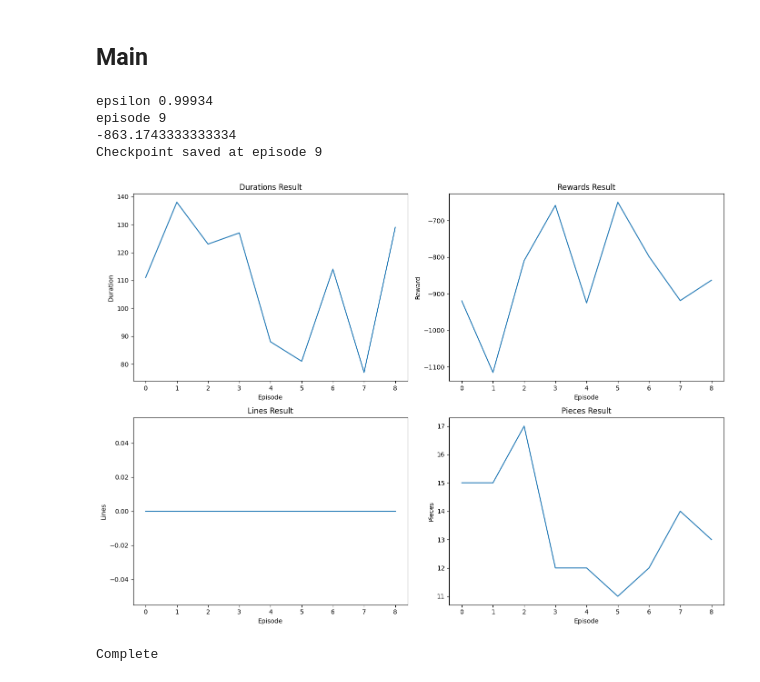
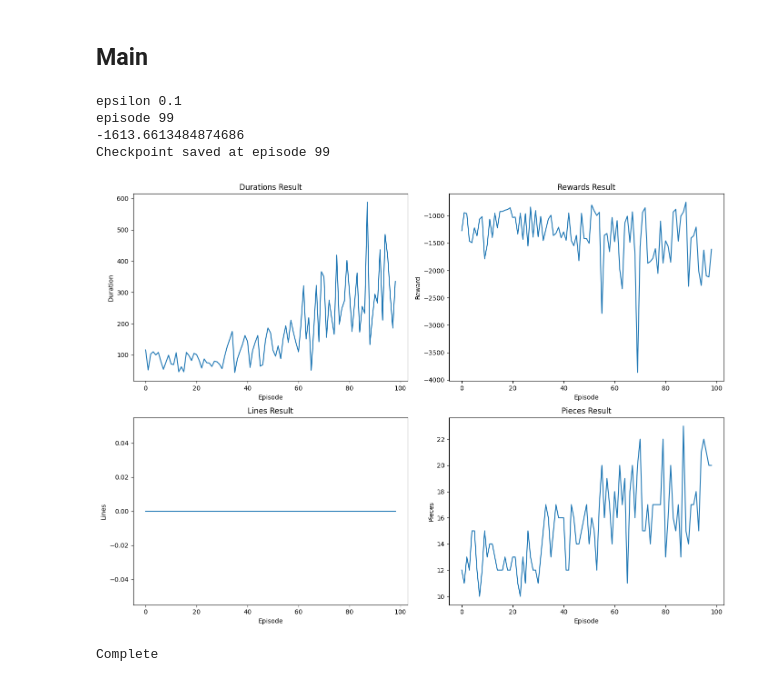
Before and after one commit to edrhian/ai-final-project-tetris-agent, a Jupyter notebook: tetris_rl/03-DQN_CNN_Pytorch.ipynb, the cells around one changed output. Drawn from its saved outputs; the diff is of its cells as text; code cells hidden in the pictures.

```diff
--- a/tetris_rl/03-DQN_CNN_Pytorch.ipynb
+++ b/tetris_rl/03-DQN_CNN_Pytorch.ipynb
@@ -154,21 +154,14 @@ def optimize_model():
 # %% [markdown]
 ## Hyper
 # %%
-# BATCH_SIZE: Numero de transiciones utilizadas para optimizar el modelo
-# GAMMA: Discount Factor (que tan importante son las recompensas futuras
-# en comparacion a las recompensas inmediatas
-# EPS_START/EPS_END: Valor inicial y final de epsilon, respectivamente
-# N_STEPS_END: Numero de steps necesarios para llegar de EPS_START a EPS_END
-# TAU: Es el update rate de la network en cada step
-# LR: Learning Rate
 BATCH_SIZE = 32
 GAMMA = 0.99
 EPS_START = 1
 EPS_END = 0.1
-N_STEPS_END = 1_500_000
+N_STEPS_END = 10_000
 TAU = 0.001
 LR = 1e-4
-# Calcular cuanto tiene que decaer epsilon
+
 EPS_DECAY = (EPS_START - EPS_END) / N_STEPS_END
 steps_done = 0
 print(EPS_DECAY)
@@ -254,8 +248,6 @@ DQN(
 )
 # %%
 metadata = {
-    "algorithm":"DQN from PyTorch Tutorial, CNN from Atari Paper",
-    "note": "Como observacion de la queue solo tiene la siguiente pieza, no las 5 siguientes",
     "hyper":{
         "BATCH_SIZE": BATCH_SIZE,
         "GAMMA": GAMMA,
@@ -295,7 +287,7 @@ Checkpoint Not Found, starting from zero
 # %% [markdown]
 ## Main
 # %%
-total_episodes = 10
+total_episodes = 100
 episode_lines = []
 episode_durations = []
 episode_rewards = []
@@ -336,36 +328,36 @@ for i_episode in range(total_episodes):
 
         if done:
             episode_durations.append(t + 1)
             episode_rewards.append(total_reward)
             episode_lines.append(info['lines_cleared'])
             episode_pieces.append(info['pieces_placed'])
             plot_all(episode_durations,episode_rewards,episode_lines,episode_pieces)
             print("epsilon", epsilon)
             print("episode",i_episode+start_episode)
             print(total_reward)
             break
 
     if i_episode % 2000 == 0:
         save_dqn_model(i_episode+start_episode,policy_net,target_net,optimizer,memory,base_env,f"models/{algo_id}_{i_episode+start_episode}.pth",metadata)
 
     # prevent memory death
     if i_episode % 500 == 0:
         plot_all(episode_durations,episode_rewards,episode_lines,episode_pieces,save=True,show_result=True,filename=f"plots/train_{algo_id}_{i_episode+start_episode}.png")
         episode_durations = []
         episode_rewards = []
         episode_lines = []
         episode_pieces = []
 
 save_dqn_model(i_episode+start_episode,policy_net,target_net,optimizer,memory,base_env,f"models/{algo_id}_{i_episode+start_episode}.pth",metadata)
 plot_all(episode_durations,episode_rewards,episode_lines,episode_pieces,save=True,show_result=True,filename=f"plots/train_{algo_id}_{i_episode+start_episode}.png")
 plt.ioff()
 plt.show()
 env.close()
 print('Complete')
 # %% [output]
-epsilon 0.99934
-episode 9
--863.1743333333334
-Checkpoint saved at episode 9
+epsilon 0.1
+episode 99
+-1613.6613484874686
+Checkpoint saved at episode 99
-[figure, old version]
+[figure, new version]
 Complete
```
Also changed, not shown: parts of 2 cells of this notebook, 3 other files.
